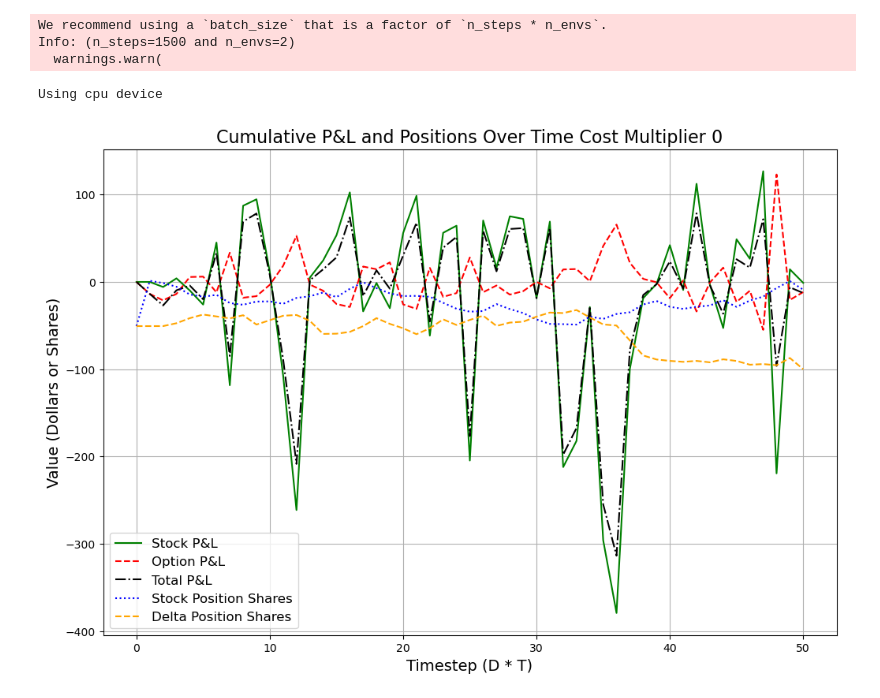
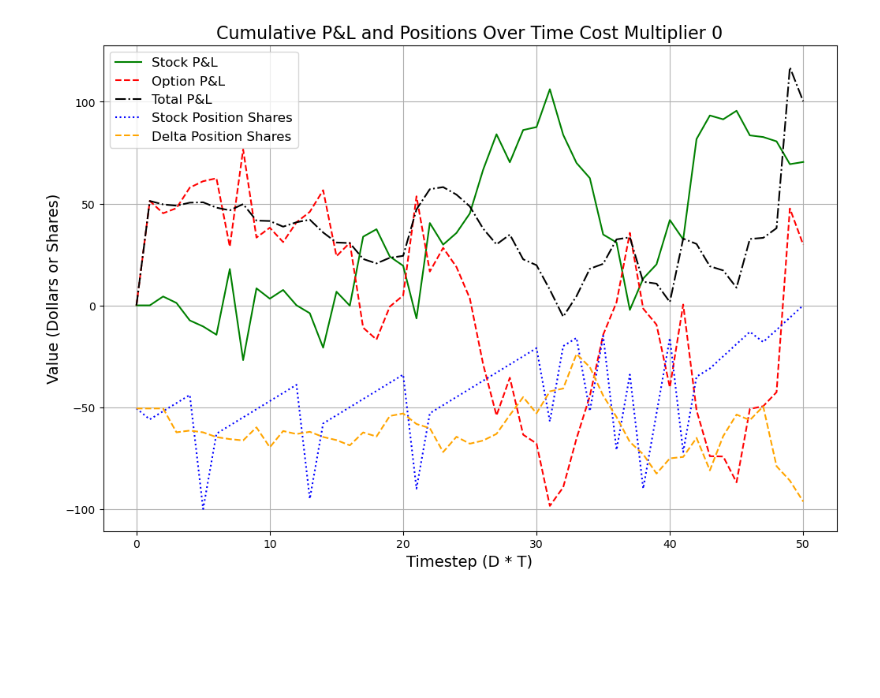
Before and after one commit to Lambulani/deepHedgingRL, a Jupyter notebook: notebooks/Deep_Hedging_PPO.ipynb, the cells around one changed output. Cells and saved outputs as stored; diff of their text form; code cells hidden in the pictures; blank space fills up the shorter version.

```diff
--- a/notebooks/Deep_Hedging_PPO.ipynb
+++ b/notebooks/Deep_Hedging_PPO.ipynb
@@ -52,7 +52,7 @@ vec_env = make_vec_env(lambda:env_hedging_ppo(asset_price_model=apm, dt=dt, T=T,
 
 class Du_Custom_Network(nn.Module):
 
-    def __init__(self, feature_dim: int = 5,last_layer_dim_pi: int = 201,last_layer_dim_vf: int = 1, hidden_dim: int = 64):
+    def __init__(self, feature_dim: int = 5,last_layer_dim_pi: int = 201,last_layer_dim_vf: int = 1, hidden_dim: int = 90):
         super().__init__()
 
         # Save output dimensions, used to create the distributions
@@ -102,11 +102,9 @@ class Du_Custom_Network(nn.Module):
         """
         return self.forward_actor(features), self.forward_critic(features)
 
-    def forward_actor(self, features: th.Tensor) -> Tuple[th.Tensor, th.Tensor]:
-        mean = self.policy_net(features)
-        log_std = self.log_std.expand_as(mean)  # Expand log_std to match the shape of mean
-        std = th.exp(log_std)  # Convert log std to standard deviation
-        return mean, std
+    def forward_actor(self, features: th.Tensor) -> th.Tensor:
+        logits = self.policy_net(features)
+        return F.softmax(logits, dim=-1)
 
     def forward_critic(self, features: th.Tensor) -> th.Tensor:
         return self.value_net(features)
@@ -151,34 +149,29 @@ def linear_decay_schedule(initial_value: float, final_value:float) -> Callable[[
 learning_rate_schedule = get_schedule_fn(linear_decay_schedule(1e-4, 1e-5))
 
 # Instantiate and train the PPO model as per the Du paper
-model = PPO(
-    policy= Du_ActorCriticPolicy,
-    env= vec_env,
-    learning_rate=1e-4,
-    n_steps= 1500, #update every 15000 episodes
-    n_epochs = 5,
-    clip_range =0.2,
-    verbose=1,
-    gae_lambda=0.99,
-    gamma=0.85,
-    ent_coef=0.2,  # Entropy coefficient for exploration #check c1 parameter and c2 parameter 0
-    vf_coef=0.5,  # Value function coefficient
-    normalize_advantage= True,
-    tensorboard_log=log_dir,
-    device= "auto"
-)
+# model = PPO(
+#     policy= Du_ActorCriticPolicy,
+#     env= vec_env,
+#     learning_rate=1e-4,
+#     n_steps= 1500, #update every 15000 episodes
+#     n_epochs = 5,
+#     clip_range =0.2,
+#     verbose=1,
+#     gae_lambda=0.99,
+#     gamma=0.85,
+#     ent_coef=0.2,  # Entropy coefficient for exploration #check c1 parameter and c2 parameter 0
+#     vf_coef=0.5,  # Value function coefficient
+#     normalize_advantage= True,
+#     tensorboard_log=log_dir,
+#     device= "auto"
+# )
 
 
 # Train the model in increments and save after each block of timesteps
-TIMESTEPS = 1000000
-for i in range(1,20):
-    model.learn(total_timesteps=TIMESTEPS, reset_num_timesteps=False, tb_log_name="PPO")
-    model.save(f"{models_dir}/ppo_{TIMESTEPS*i}")
+# TIMESTEPS = 1000000
+# for i in range(1,20):
+#     model.learn(total_timesteps=TIMESTEPS, reset_num_timesteps=False, tb_log_name="PPO")
+#     model.save(f"{models_dir}/ppo_{TIMESTEPS*i}")
-# %% [output]
-We recommend using a `batch_size` that is a factor of `n_steps * n_envs`.
-Info: (n_steps=1500 and n_envs=2)
-  warnings.warn(
-Using cpu device
 # %%
 # from scipy.ndimage import gaussian_filter1d
 
@@ -202,15 +195,8 @@ Using cpu device
 # plt.savefig("PPO_Convergence_1500000.png")
 # plt.show()
 # %%
-from stable_baselines3 import PPO
-from stable_baselines3.common.env_util import make_vec_env
-from stable_baselines3.common.torch_layers import BaseFeaturesExtractor
-from stable_baselines3.common.utils import get_schedule_fn
-from stable_baselines3.common.vec_env import DummyVecEnv, SubprocVecEnv
-import os
-
 custom_objects = {"policy_class": Du_ActorCriticPolicy}
-model = PPO.load("C:/Users/levyb/Documents/Masters Data Science - 2nd Year/deepHedgingRL/models/PPO/du/PPO_2/ppo_9000000.zip", custom_objects= custom_objects )
+model = PPO.load("C:/Users/levyb/Documents/Masters Data Science - 2nd Year/deepHedgingRL/models/PPO/du/PPO_7/ppo_49000000", custom_objects= custom_objects)
 
 num_episodes = 1
 
@@ -230,43 +216,42 @@ for episode in range(num_episodes):
     while not done:
         current_holdings, current_asset_price, current_ttm, current_option_value, current_delta = env.get_state()
         delta_action =  -round(current_delta, 2)
-        action, _states = model.predict(env.get_state(), deterministic = False)
+        action, _states = model.predict(env.get_state(), deterministic = True)
         next_state, reward, done,done,  info = env.step(action)
         next_holdings, next_asset_price, next_ttm, next_option_value, next_delta = next_state
         delta_h =   next_holdings -current_holdings
         option_pnl = next_option_value-current_option_value
         stock_pnl = current_holdings*(next_asset_price -current_asset_price)- cost(delta_h, 0)
-        cum_option_pnl =+ option_pnl
-        cum_stock_pnl =+ stock_pnl
-        cum_cost_pnl =+ cost(delta_h, 0)
+        cum_option_pnl += option_pnl
+        cum_stock_pnl += stock_pnl
+        cum_cost_pnl += cost(delta_h, 0)
 
         option_pnls.append(cum_option_pnl)
         stock_pnls.append(cum_stock_pnl)
         cost_pnls.append(cum_cost_pnl)
         total_pnl.append(cum_option_pnl+cum_stock_pnl)
-        stock_pos_shares.append(next_holdings/10)
+        stock_pos_shares.append(next_holdings)
         delta_pos_shares.append(delta_action)
 
         if done:
             state = env.reset()
 
     time_axis = np.linspace(0, num_steps, num_steps + 1)
     plt.figure(figsize=(12, 8))
     plt.plot(time_axis, stock_pnls, label='Stock P&L', color='green', linestyle='-')
     plt.plot(time_axis, option_pnls, label='Option P&L', color='red', linestyle='--')
     #plt.plot(time_axis, cost_pnls, label='Cost P&L', color='magenta', linestyle='--')
     plt.plot(time_axis, total_pnl, label='Total P&L', color='black', linestyle='-.')
     plt.plot(time_axis, stock_pos_shares, label='Stock Position Shares', color='blue', linestyle=':')
     plt.plot(time_axis, delta_pos_shares, label='Delta Position Shares', color='orange', linestyle='--')
 
     # Add labels, title, and legend
     plt.xlabel('Timestep (D * T)', fontsize=14)
     plt.ylabel('Value (Dollars or Shares)', fontsize=14)
     plt.title('Cumulative P&L and Positions Over Time Cost Multiplier 0', fontsize=16)
     plt.legend(fontsize=12)
     plt.grid(True)
-    plt.savefig("")
 
     plt.show()
 # %% [output]
-[figure, old version]
+[figure, new version]
```
Also changed, not shown: parts of 6 cells of this notebook, 50 other files.
